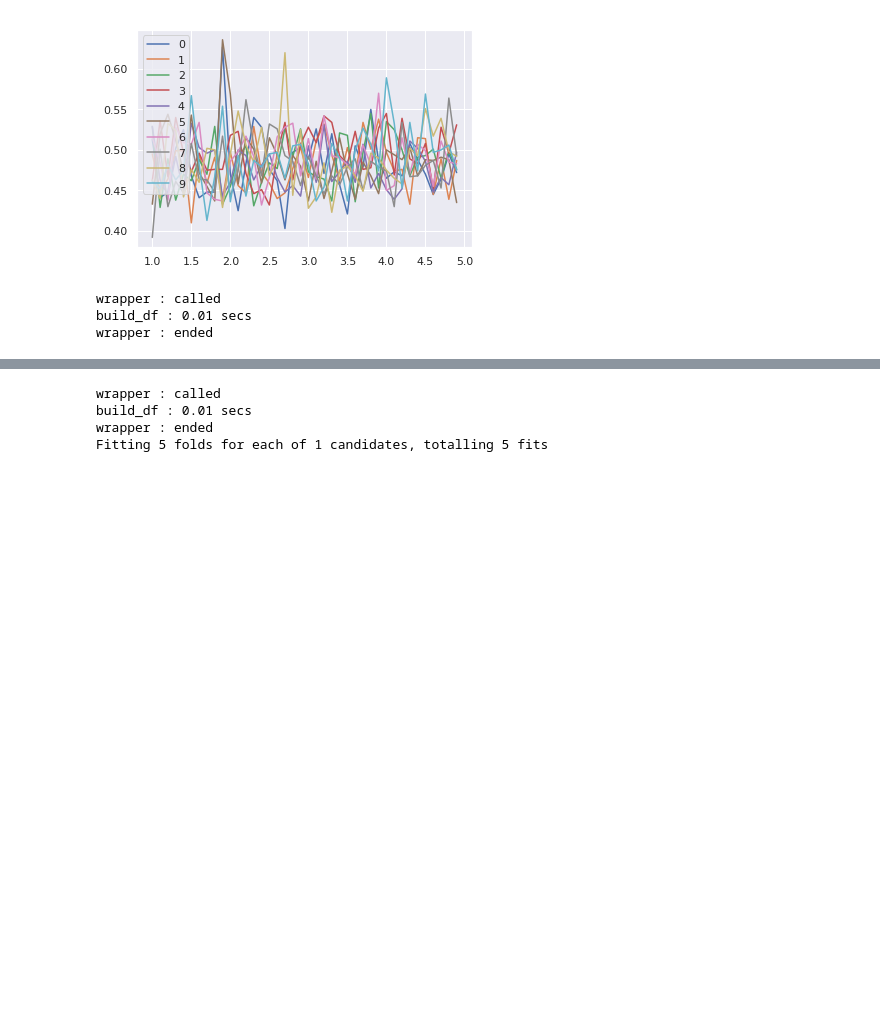
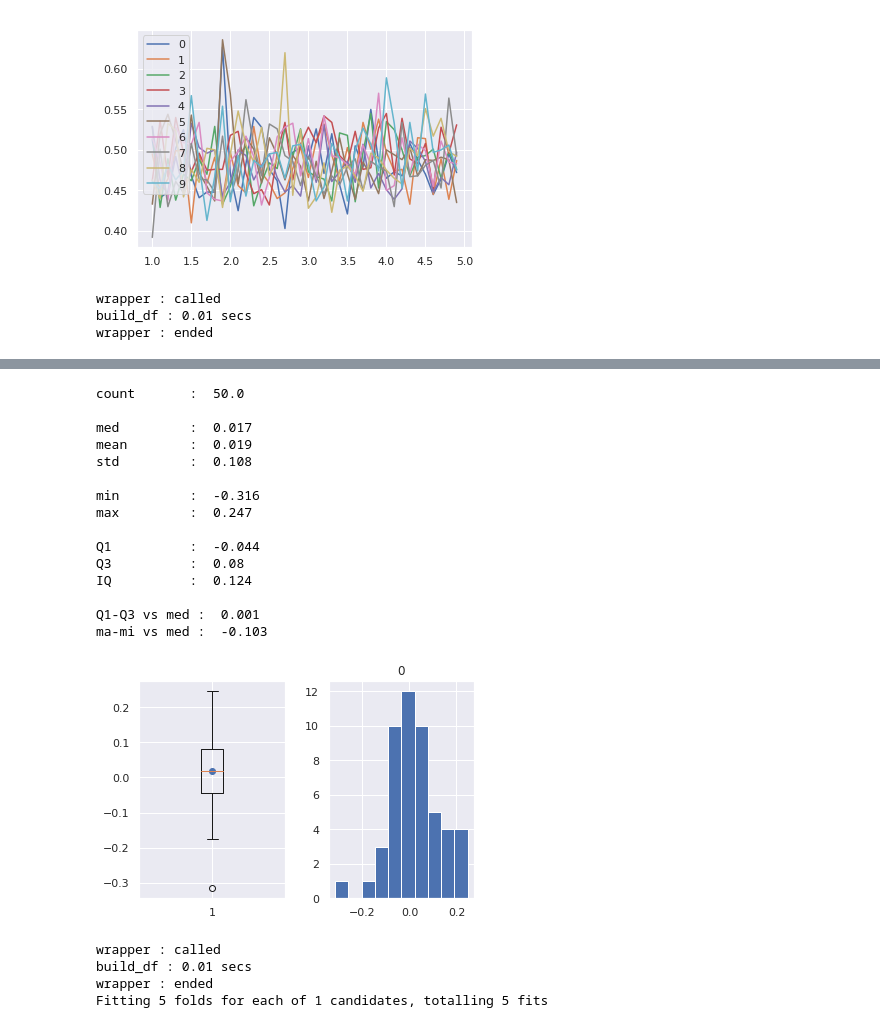
Before and after one commit to AlexandreGazagnes/Driven-Data-Blood-Donations, a Jupyter notebook: kernels/final_notebook.ipynb, the cells around one changed output, grey strips where cells are left out. Cells and saved outputs as stored; diff of their text form; code cells hidden in the pictures; blank space fills up the shorter version.

```diff
--- a/kernels/final_notebook.ipynb
+++ b/kernels/final_notebook.ipynb
@@ -956,3 +997,7 @@ results.describe().T.loc[:,["mean", "50%"]].plot()
 # %%
 # can we say that outliers detection and cleaning has a significant impact regarding our final score?
 # the answer is of course : "No"
+# but we can try with a k=1.4 outlier...
+
+n       = 100
+results = pd.Series([outliers_lolo_gain(1.4, df) for i in range(n)])
@@ -959,3 +1016,52 @@ results.describe().T.loc[:,["mean", "50%"]].plot()
+# %%
+def enhanced_describe(results):
+
+    _results = results.describe()
+    _min, Q1, med, Q3, _max = _results["min"], _results["25%"], _results["50%"], _results["75%"], _results["max"]
+
+    print("count       : ", _results["count"])
+    print()
+    print("med         : ", round( _results["50%"],3))
+    print("mean        : ", round(_results["mean"],3))
+    print("std         : ", round(_results["std"],3))
+    print()
+    print("min         : ", round(_results["min"],3))
+    print("max         : ", round(_results["max"],3))
+    print()
+    print("Q1          : ", round(_results["25%"],3))
+    print("Q3          : ", round(_results["75%"],3))
+    print("IQ          : ", round(Q3-Q1,3))
+    print()
+    print("Q1-Q3 vs med : ", round((Q3 - med)   - (med -Q1),3))
+    print("ma-mi vs med : ", round((_max - med) - (med -_min),3))
+
+    fig, axes = plt.subplots(1,2)
+    axes[0].boxplot(results)
+    axes[0].scatter(1, results.mean())
+    pd.DataFrame(results).hist(ax=axes[1])
+
+
+####
+
+
+enhanced_describe(results)
+# %% [output]
+count       :  50.0
+
+med         :  0.017
+mean        :  0.019
+std         :  0.108
+
+min         :  -0.316
+max         :  0.247
+
+Q1          :  -0.044
+Q3          :  0.08
+IQ          :  0.124
+
+Q1-Q3 vs med :  0.001
+ma-mi vs med :  -0.103
+[figure, added]
 # %%
 # conclusion
 
```
Also changed, not shown: parts of 7 cells of this notebook.
